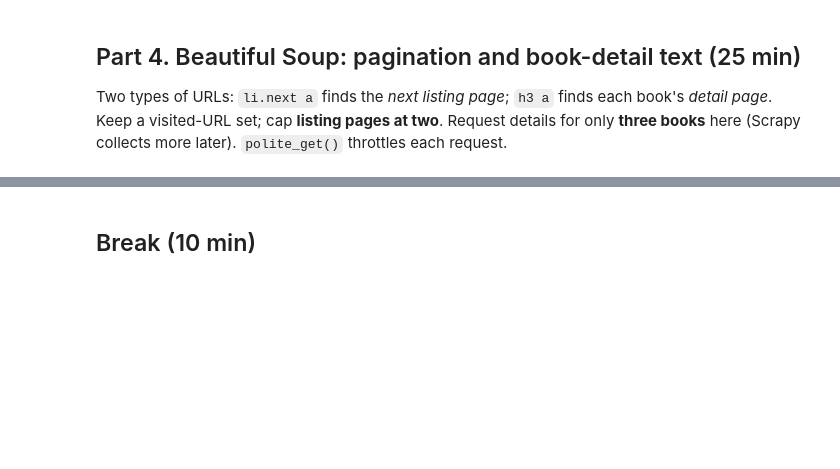
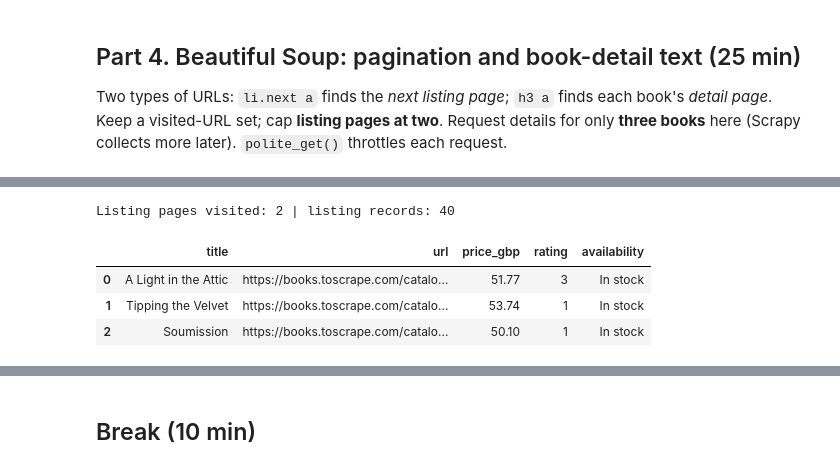
Before and after one commit to Tsn168/Web_retrieval, a Jupyter notebook: week5/Lab5_Scraping_Student (1).ipynb, the cells around one changed output, grey strips where cells are left out. Drawn from its saved outputs; the diff is of its cells as text; code cells hidden in the pictures; blank space fills up the shorter version.

```diff
--- a/week5/Lab5_Scraping_Student (1).ipynb
+++ b/week5/Lab5_Scraping_Student (1).ipynb
@@ -136,17 +232,48 @@ Two types of URLs: `li.next a` finds the *next listing page*; `h3 a` finds each
 # %%
 def collect_listing_books(start_url, max_pages=2):
     """Return (books, listing_pages_visited)."""
-    # TODO 4.1: loop with current URL and a visited set.
-    # TODO 4.2: fetch using polite_get, parse cards using parse_card.
-    # TODO 4.3: select `li.next a` and use urljoin to follow it.
-    # TODO 4.4: stop when max_pages reached or no next link exists.
-    raise NotImplementedError("Implement a bounded pagination loop")
+
+    books = []
+    visited = set()
+    current_url = start_url
+
+    while current_url and len(visited) < max_pages:
+        if current_url in visited:
+            break
+
+        visited.add(current_url)
+
+        response = polite_get(current_url)
+        soup = BeautifulSoup(response.content, "html.parser")
+
+        cards = soup.select("article.product_pod")
+
+        for card in cards:
+            books.append(parse_card(card, response.url))
+
+        next_link = soup.select_one("li.next a")
+
+        if next_link and next_link.get("href"):
+            current_url = urljoin(response.url, next_link["href"])
+        else:
+            current_url = None
+
+    return books, list(visited)
 # %%
 listing_books, pages_visited = collect_listing_books(BASE, max_pages=LISTING_LIMIT)
-print("Listing pages visited:", pages_visited, "| listing records:", len(listing_books))
-assert 1 <= pages_visited <= LISTING_LIMIT
+
+print("Listing pages visited:", len(pages_visited), "| listing records:", len(listing_books))
+
+assert 1 <= len(pages_visited) <= LISTING_LIMIT
 assert len({b["url"] for b in listing_books}) == len(listing_books)
+
 display(pd.DataFrame(listing_books).head(3))
+# %% [output]
+Listing pages visited: 2 | listing records: 40
+|  | title | url | price_gbp | rating | availability |
+| 0 | A Light in the Attic | https://books.toscrape.com/catalo... | 51.77 | 3 | In stock |
+| 1 | Tipping the Velvet | https://books.toscrape.com/catalo... | 53.74 | 1 | In stock |
+| 2 | Soumission | https://books.toscrape.com/catalo... | 50.10 | 1 | In stock |
 # %%
 def parse_book_detail(url):
     """Return complete record with title, description, doc_id, and IR text."""
```
Also changed, not shown: parts of 16 cells of this notebook, 10 other files.
